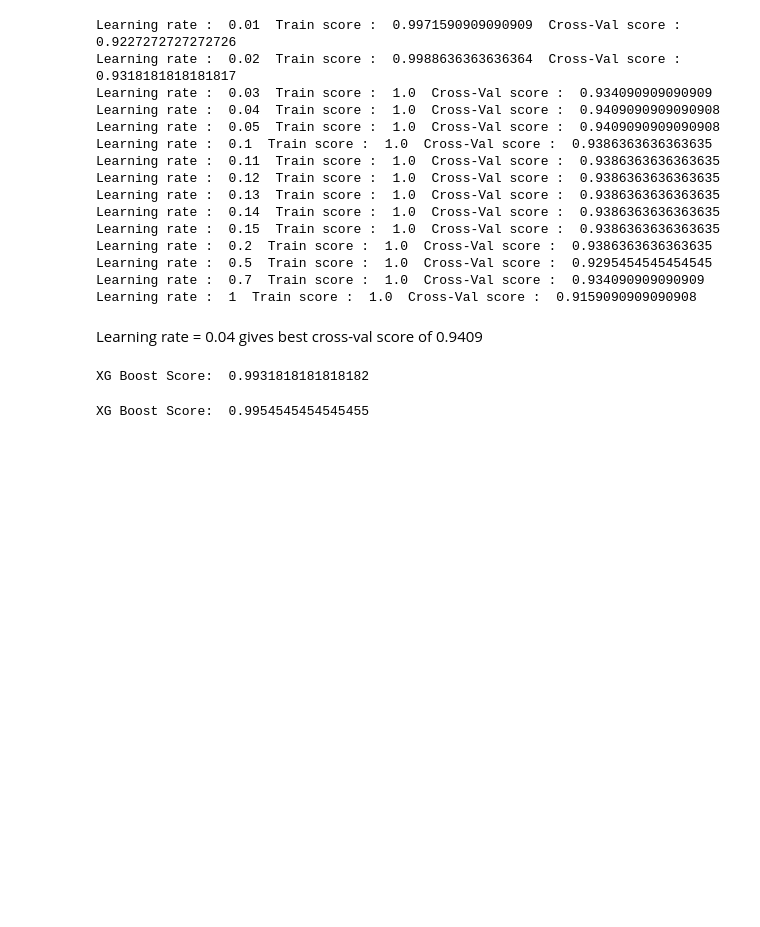
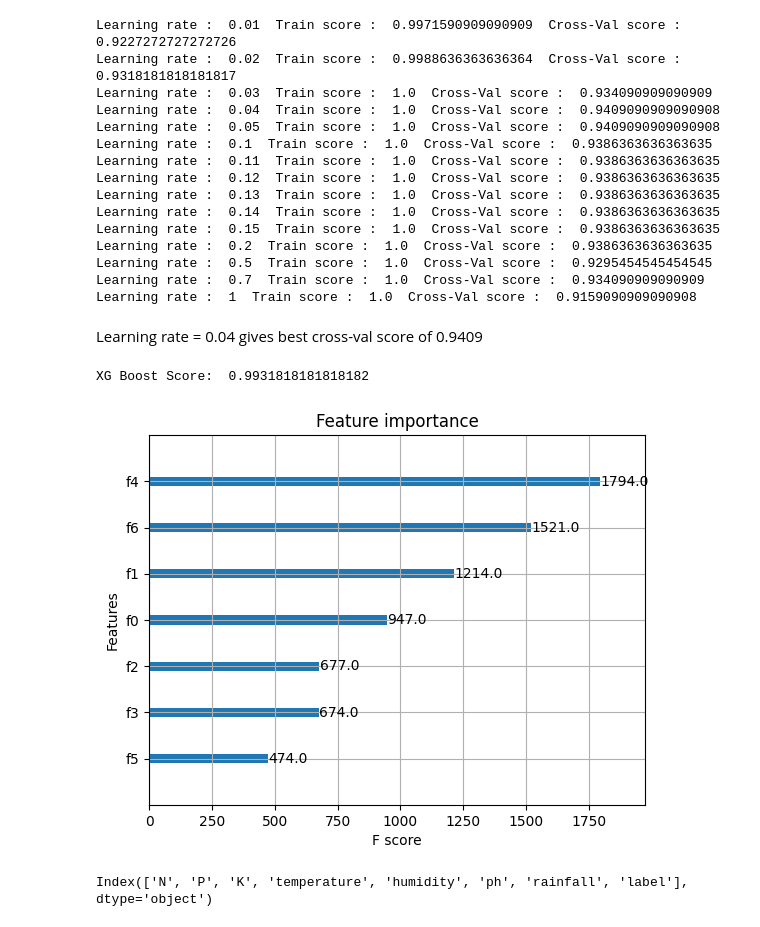
Before and after one commit to mahshooq-karayil/data-science, a Jupyter notebook: crop-recommendation/crop_recommendation.ipynb, the cells around one changed output. Cells and saved outputs as stored; diff of their text form; code cells hidden in the pictures; blank space fills up the shorter version.

```diff
--- a/crop-recommendation/crop_recommendation.ipynb
+++ b/crop-recommendation/crop_recommendation.ipynb
@@ -706,11 +686,13 @@ y_pred = xg.predict_proba(X_test)
 print("XG Boost Score: ",xg.score(X_test,y_test))
 # %% [output]
 XG Boost Score:  0.9931818181818182
-# %%
-xg = xgb.XGBClassifier(learning_rate =0.06, n_estimators=100, verbosity = 0)
-xg.fit(X_train, y_train)
-y_pred = xg.predict_proba(X_test)
-# %%
-print("XG Boost Score: ",xg.score(X_test,y_test))
-# %% [output]
-XG Boost Score:  0.9954545454545455
+# %%
+from xgboost import plot_importance
+plot_importance(xg)
+plt.show()
+# %% [output]
+[figure, added]
+# %%
+df.columns
+# %% [output]
+Index(['N', 'P', 'K', 'temperature', 'humidity', 'ph', 'rainfall', 'label'], dtype='object')
```
Also changed, not shown: parts of 4 cells of this notebook.
